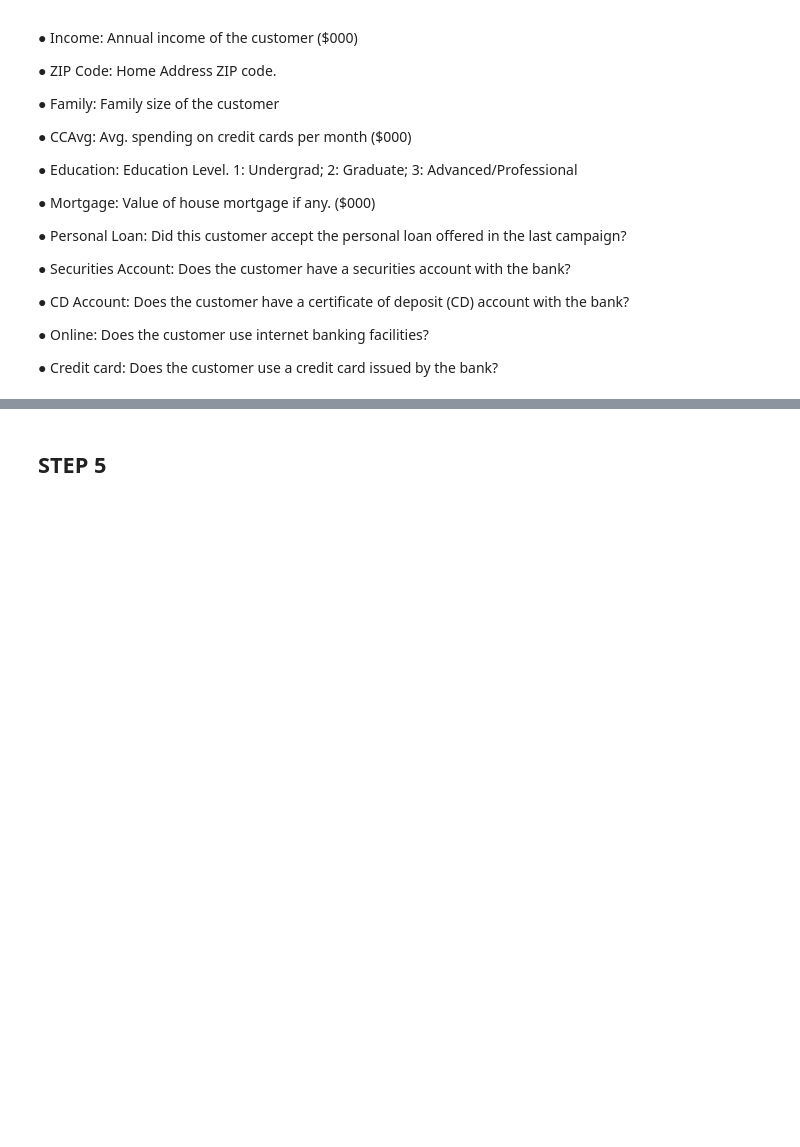
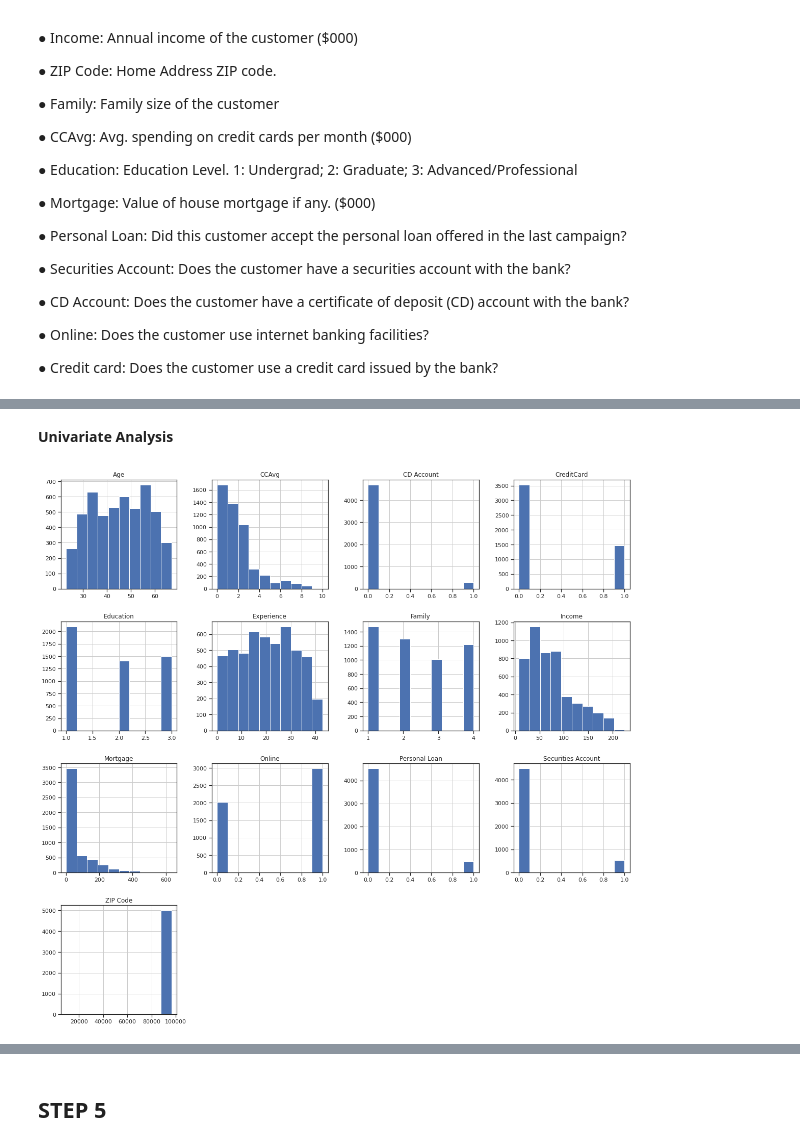
Before and after one commit to abelkmathew/Personal-Bank-loan-Prediction, a Jupyter notebook: ML_PROJECT_INTERNSHIPSTUDIO.ipynb, the cells around one changed output, grey strips where cells are left out. Cells and saved outputs as stored; diff of their text form; code cells hidden in the pictures; blank space fills up the shorter version.

```diff
--- a/ML_PROJECT_INTERNSHIPSTUDIO.ipynb
+++ b/ML_PROJECT_INTERNSHIPSTUDIO.ipynb
@@ -149,0 +84,2 @@ print("Number of customers who do not accepted loan: {0} ({1:2.2f}%)".format(loa
+# %%
+df = pd.read_excel('Bank_Personal_Loan_Modelling.xlsx','Data')
@@ -149,0 +250,7 @@ print("Number of customers who do not accepted loan: {0} ({1:2.2f}%)".format(loa
+# %%
+#Replacing negative 'Experience' with median
+df = df.mask(df < 0, np.nan)
+medianFiller = lambda x: x.fillna(x.median())
+df = df.apply(medianFiller,axis=0)
+#d1['Experience'].fillna(data['Experience'].median(),inplace=True)
+print(df[df['Experience'] < 0]['Experience'].count())
@@ -149,0 +259,4 @@ print("Number of customers who do not accepted loan: {0} ({1:2.2f}%)".format(loa
+# %%
+#Removing 'ID' column as it doesn't have impact on the model
+df=df.drop(['ID'],axis=1)
+df.head()
@@ -149,0 +368,7 @@ print("Number of customers who do not accepted loan: {0} ({1:2.2f}%)".format(loa
+# %% [markdown]
+**Univariate Analysis**
+# %%
+#Categorical Representation
+df.hist(stacked=False, figsize=(20,50), layout=(10,4));
+# %% [output]
+[figure, added]
```
Also changed, not shown: parts of 96 cells of this notebook.
